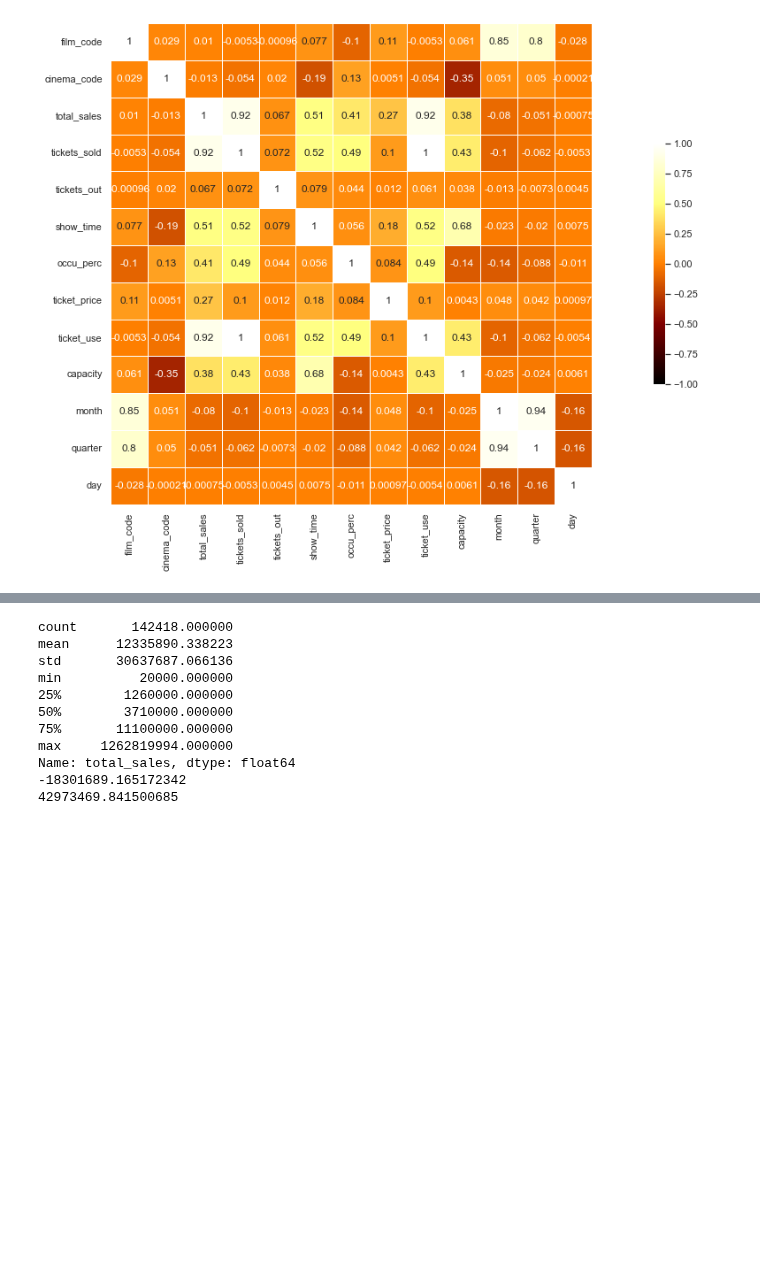
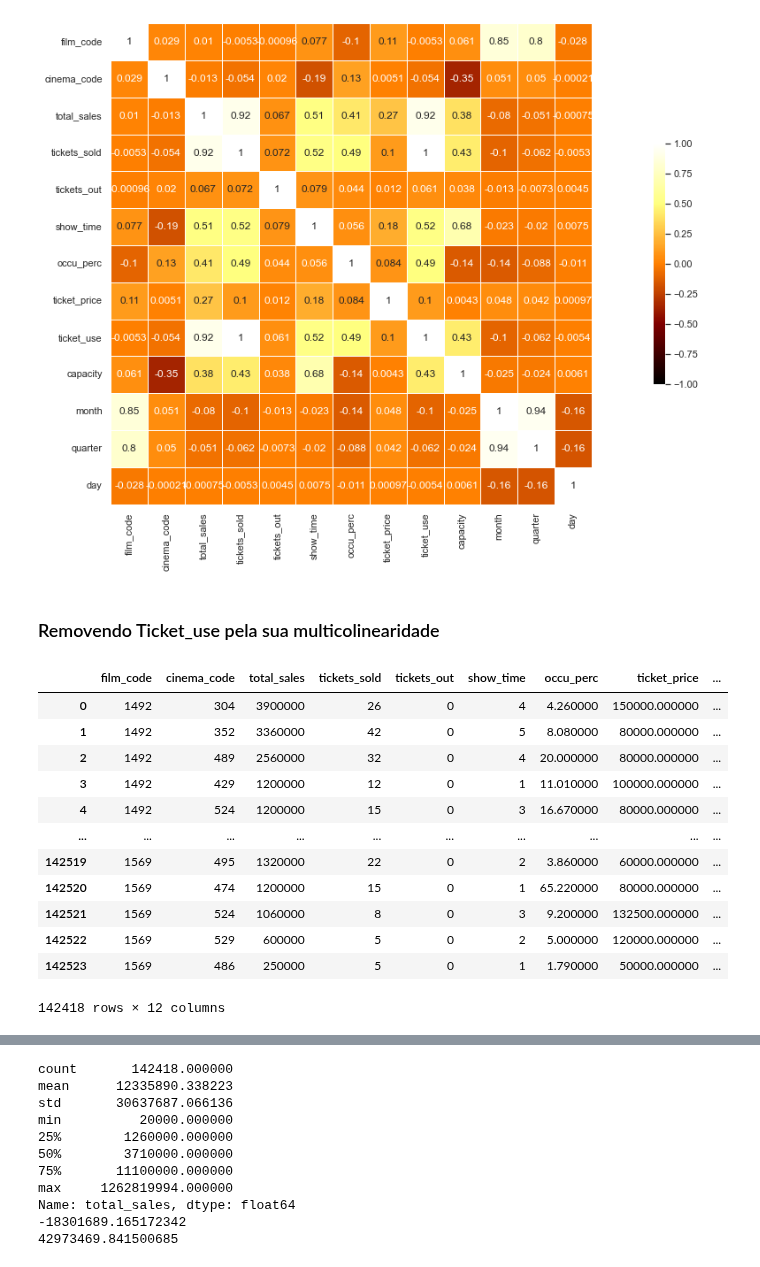
Before and after one commit to Levis33/inf1038-machine-learning, a Jupyter notebook: modelo_regressao.ipynb, the cells around one changed output, grey strips where cells are left out. Saved outputs shown, nothing was run; the diff lists cells and outputs as text; code cells hidden in the pictures; blank space fills up the shorter version.

```diff
--- a/modelo_regressao.ipynb
+++ b/modelo_regressao.ipynb
@@ -195,3 +178,22 @@ sns.heatmap(corr, annot=True, cmap='afmhot', vmax=1,
 plt.show()
 # %% [output]
 [figure]
+# %% [markdown]
+### Removendo Ticket_use pela sua multicolinearidade
+# %%
+df = df.drop(['ticket_use'], axis=1)
+df
+# %% [output]
+|  | film_code | cinema_code | total_sales | tickets_sold | tickets_out | show_time | occu_perc | ticket_price | ... |
+| 0 | 1492 | 304 | 3900000 | 26 | 0 | 4 | 4.260000 | 150000.000000 | ... |
+| 1 | 1492 | 352 | 3360000 | 42 | 0 | 5 | 8.080000 | 80000.000000 | ... |
+| 2 | 1492 | 489 | 2560000 | 32 | 0 | 4 | 20.000000 | 80000.000000 | ... |
+| 3 | 1492 | 429 | 1200000 | 12 | 0 | 1 | 11.010000 | 100000.000000 | ... |
+| 4 | 1492 | 524 | 1200000 | 15 | 0 | 3 | 16.670000 | 80000.000000 | ... |
+| ... | ... | ... | ... | ... | ... | ... | ... | ... | ... |
+| 142519 | 1569 | 495 | 1320000 | 22 | 0 | 2 | 3.860000 | 60000.000000 | ... |
+| 142520 | 1569 | 474 | 1200000 | 15 | 0 | 1 | 65.220000 | 80000.000000 | ... |
+| 142521 | 1569 | 524 | 1060000 | 8 | 0 | 3 | 9.200000 | 132500.000000 | ... |
+| 142522 | 1569 | 529 | 600000 | 5 | 0 | 2 | 5.000000 | 120000.000000 | ... |
+| 142523 | 1569 | 486 | 250000 | 5 | 0 | 1 | 1.790000 | 50000.000000 | ... |
+142418 rows × 12 columns
```
Also changed, not shown: parts of 21 cells of this notebook.
